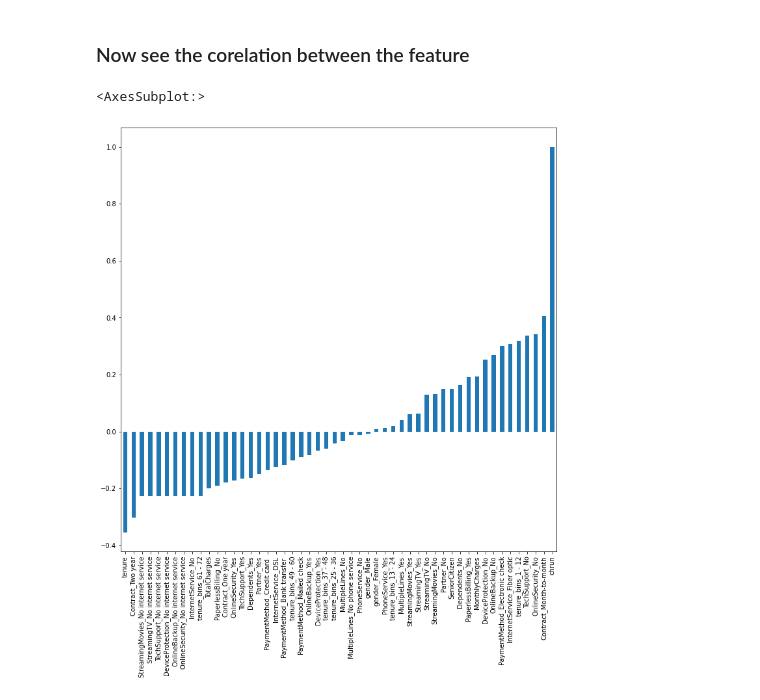
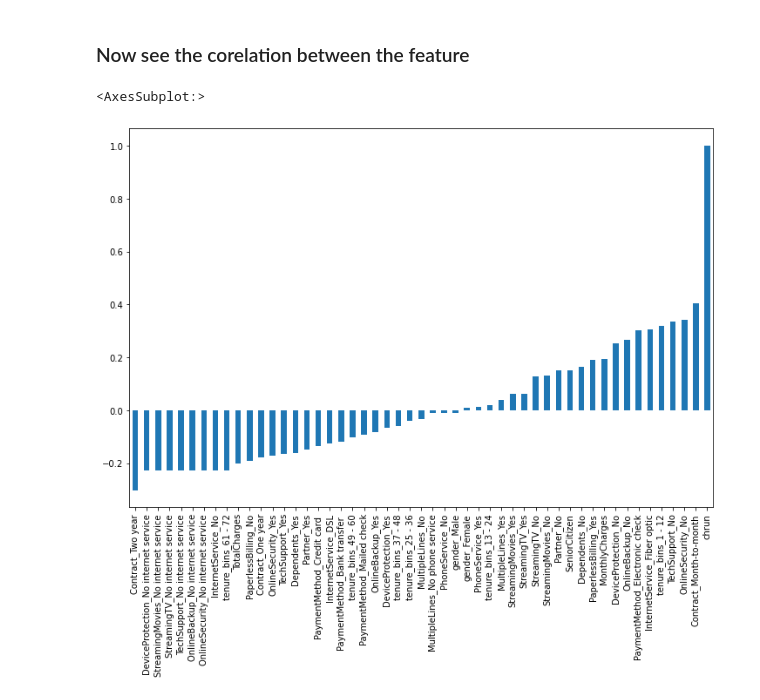
Before and after one commit to rangaomkaram/Chrun_analysis, a Jupyter notebook: EDA/Chrun_Analysis.ipynb, the cells around one changed output. Drawn from its saved outputs; the diff is of its cells as text; code cells hidden in the pictures.

```diff
--- a/EDA/Chrun_Analysis.ipynb
+++ b/EDA/Chrun_Analysis.ipynb
@@ -416,5 +418,5 @@ telecom_df.head(5)
 # %%
-telecom_df.drop(columns=["tenure","Churn","customerID"],inplace=True)
+telecom_df.drop(columns=['tenure','customerID','Churn'],inplace=True)
 # %%
 telecom_df.head(5)
 # %% [output]
@@ -424,5 +426,3 @@ telecom_df.head(5)
 | 2 | Male | 0 | No | No | Yes | No | DSL | ... |
 | 3 | Male | 0 | No | No | No | No phone service | DSL | ... |
 | 4 | Female | 0 | No | No | Yes | No | Fiber optic | ... |
-# %%
-telecom_df.drop(columns=["customerID"],inplace=True)
@@ -444,8 +451,8 @@ dummy_telco_df.head(6)
 # %% [markdown]
 ### Now see the corelation  between the feature
 # %%
-plt.figure(figsize=(12,12))
+plt.figure(figsize=(12,8))
 dummy_telco_df.corr()['chrun'].sort_values(ascending=True).plot(kind = "bar")
 # %% [output]
 <AxesSubplot:>
-[figure, old version]
+[figure, new version]
```
Also changed, not shown: parts of 16 cells of this notebook.
